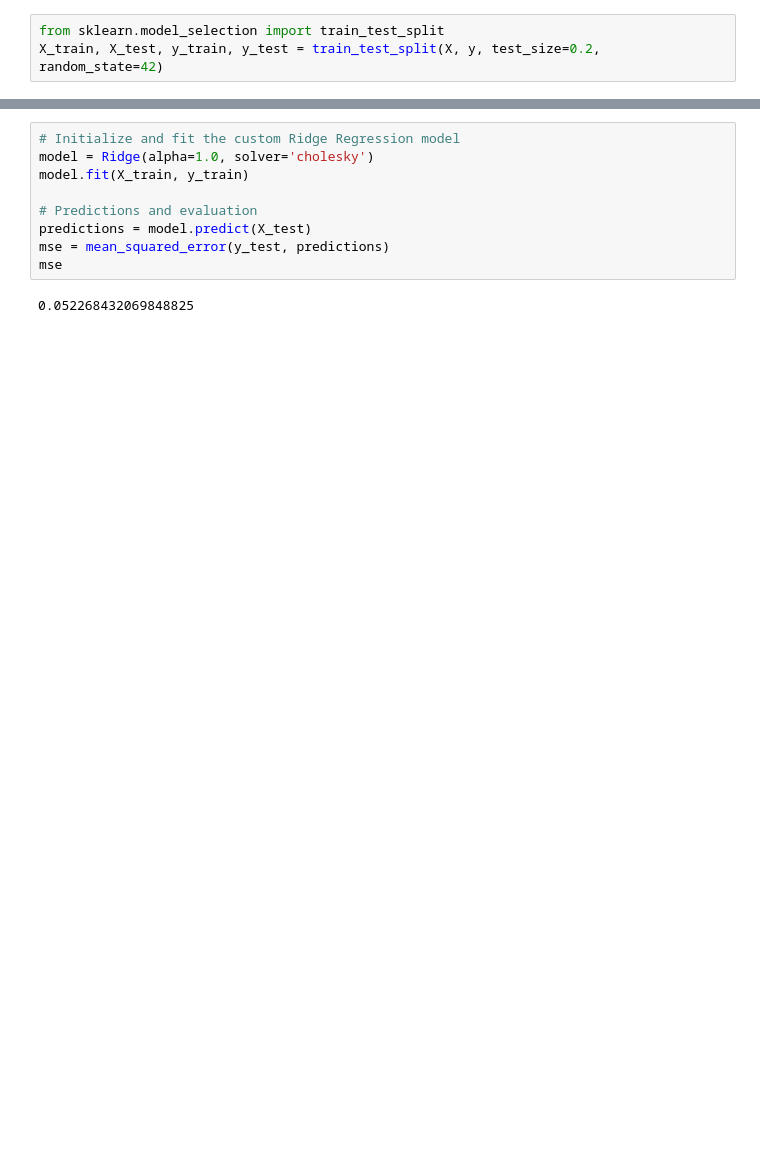
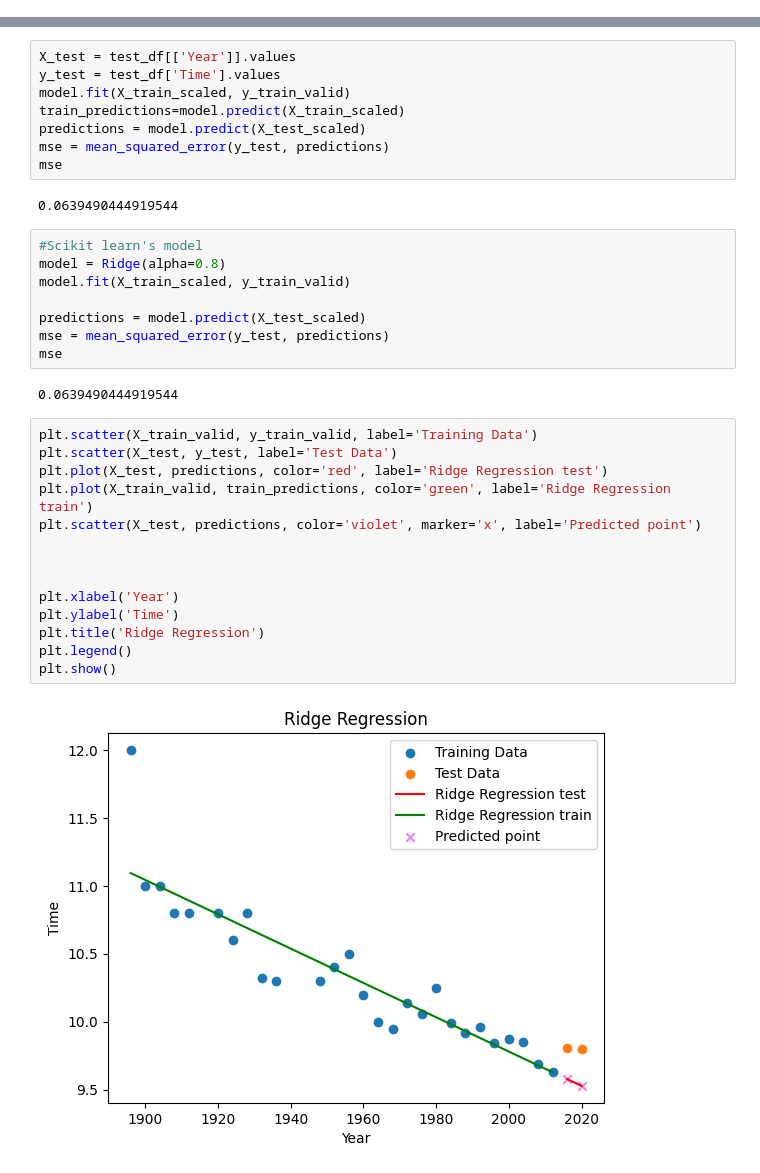
Before and after one commit to MoadMaroufi/MalisRidge, a Jupyter notebook: comparaison.ipynb, the cells around one changed output, grey strips where cells are left out. Cells and saved outputs as stored; diff of their text form; blank space fills up the shorter version.

Commit message:
Finished the project, Write the report where we explain cholesky, removed svd

```diff
--- a/comparaison.ipynb
+++ b/comparaison.ipynb
@@ -12,3 +10,0 @@ X, y = california.data, california.target
-# %%
-from sklearn.model_selection import train_test_split
-X_train, X_test, y_train, y_test = train_test_split(X, y, test_size=0.2, random_state=42)
@@ -59,11 +68,36 @@ mse
+# %%
+X_test = test_df[['Year']].values
+y_test = test_df['Time'].values
+model.fit(X_train_scaled, y_train_valid)
+train_predictions=model.predict(X_train_scaled)
+predictions = model.predict(X_test_scaled)
+mse = mean_squared_error(y_test, predictions)
+mse
+# %% [output]
+0.0639490444919544
 # %%
-# Initialize and fit the custom Ridge Regression model
-model = Ridge(alpha=1.0, solver='cholesky')
-model.fit(X_train, y_train)
+#Scikit learn's model
+model = Ridge(alpha=0.8)
+model.fit(X_train_scaled, y_train_valid)
 
-# Predictions and evaluation
-predictions = model.predict(X_test)
+predictions = model.predict(X_test_scaled)
 mse = mean_squared_error(y_test, predictions)
 mse
 # %% [output]
-0.052268432069848825
+0.0639490444919544
+# %%
+plt.scatter(X_train_valid, y_train_valid, label='Training Data')
+plt.scatter(X_test, y_test, label='Test Data')
+plt.plot(X_test, predictions, color='red', label='Ridge Regression test')
+plt.plot(X_train_valid, train_predictions, color='green', label='Ridge Regression train')
+plt.scatter(X_test, predictions, color='violet', marker='x', label='Predicted point')
+
+
+
+plt.xlabel('Year')
+plt.ylabel('Time')
+plt.title('Ridge Regression')
+plt.legend()
+plt.show()
+# %% [output]
+[figure, added]
```
Also changed, not shown: parts of 11 cells of this notebook, 2 other files.
